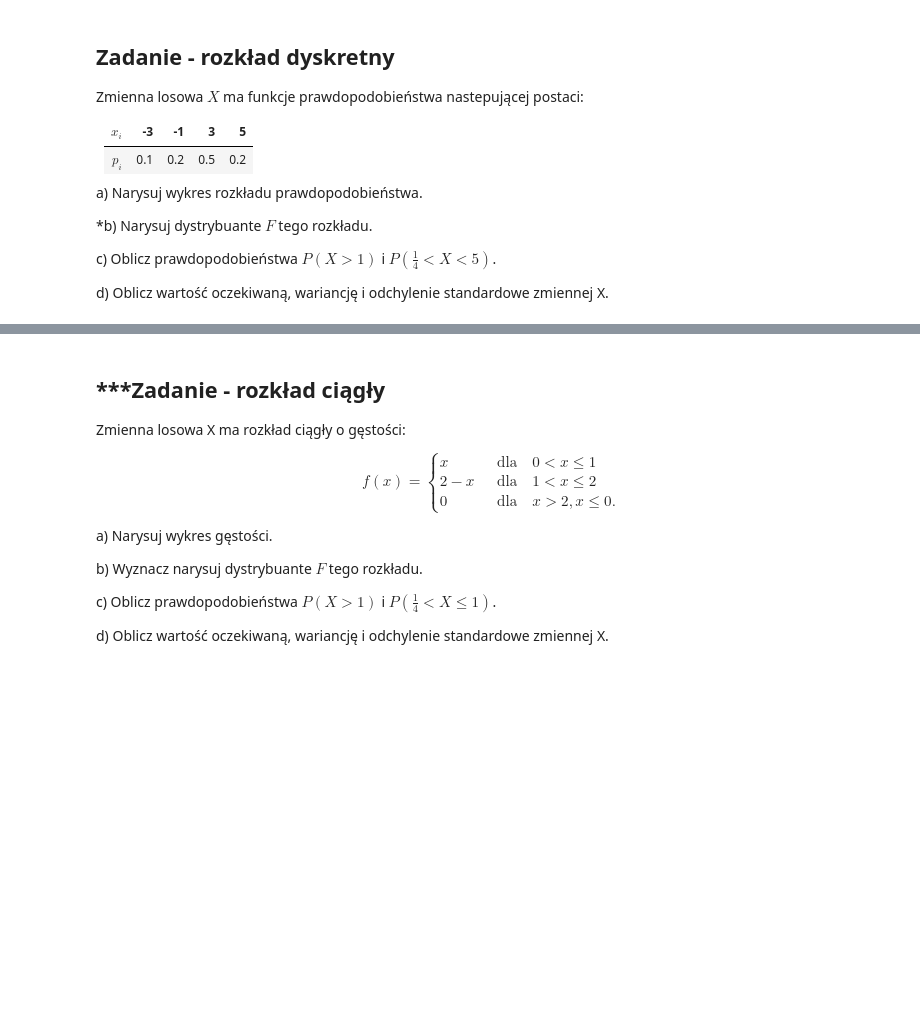
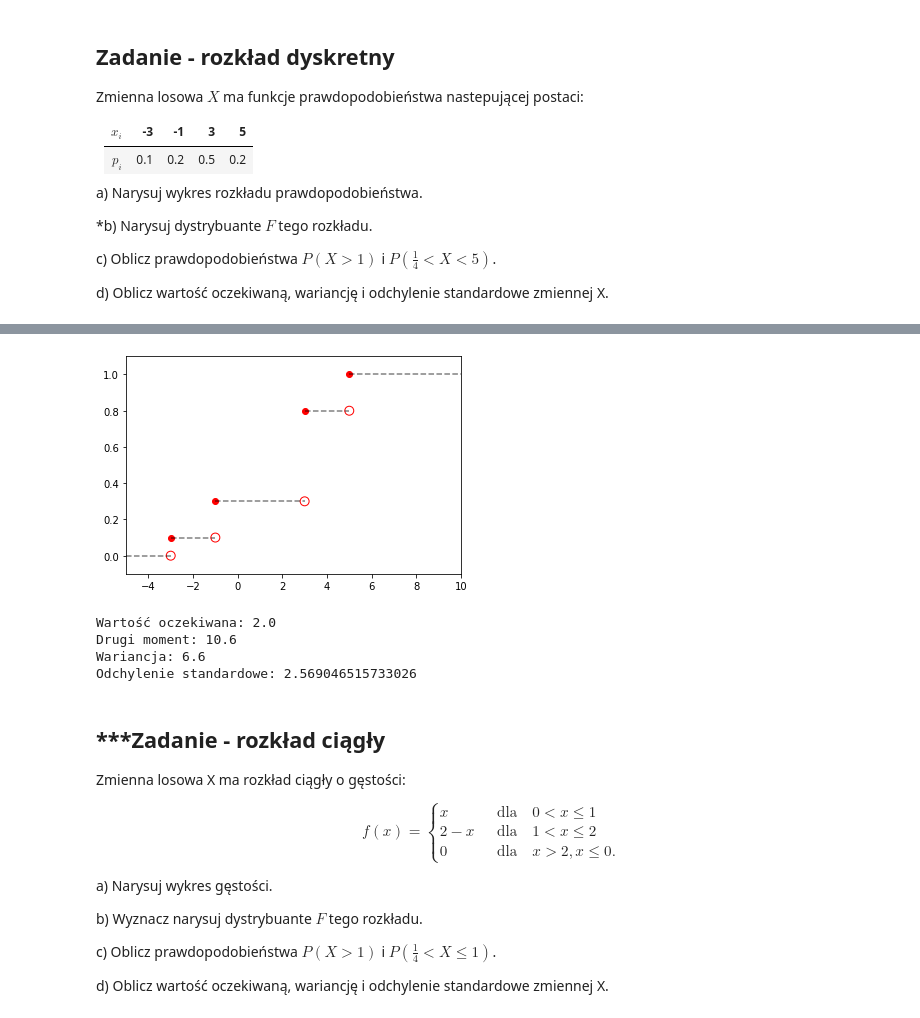
Before and after one commit to mdabrowski-phd/ds250223_stat, a Jupyter notebook: 02_rachunek_prawdopodobienstwa/02_analiza_rozkladow_prawdopodobienstwa.ipynb, the cells around one changed output, grey strips where cells are left out. Saved outputs shown, nothing was run; the diff lists cells and outputs as text; code cells hidden in the pictures; blank space fills up the shorter version.

```diff
--- a/02_rachunek_prawdopodobienstwa/02_analiza_rozkladow_prawdopodobienstwa.ipynb
+++ b/02_rachunek_prawdopodobienstwa/02_analiza_rozkladow_prawdopodobienstwa.ipynb
@@ -24,18 +34,20 @@ d) Oblicz wartość oczekiwaną, wariancję i odchylenie standardowe zmiennej X.
 # %%
 # b)
 
-#F = np.cumsum(p)
+F = np.cumsum(p)
 
-#x_lim = [-5] + X + [10]
-#f = [0] + list(F)
+x_lim = [-5] + X + [10]
+f = [0] + list(F)
 
 
-#plt.scatter(X, F, label='cdf', color='r')
-#plt.scatter(X, f[:-1], s=80, facecolors='none', edgecolors='r')
-#plt.xlim([-5, 10])
-#plt.ylim([-0.1, 1.1])
+plt.scatter(X, F, label='cdf', color='r')
+plt.scatter(X, f[:-1], s=80, facecolors='none', edgecolors='r')
+plt.xlim([-5, 10])
+plt.ylim([-0.1, 1.1])
 
-#for i in range(len(x_lim) - 1):
-#    plt.hlines(xmin=x_lim[i], xmax=x_lim[i+1], y=f[i], color='black', alpha=0.5, linestyle='--')
+for i in range(len(x_lim) - 1):
+    plt.hlines(xmin=x_lim[i], xmax=x_lim[i+1], y=f[i], color='black', alpha=0.5, linestyle='--')
 
-#plt.show()
+plt.show()
+# %% [output]
+[figure, added]
@@ -42,19 +59,25 @@ d) Oblicz wartość oczekiwaną, wariancję i odchylenie standardowe zmiennej X.
 # %%
-#d
-#X = np.array(X)
-#p = np.array(p)
+# d)
 
-#ex = ?
-#print("Wartość oczekiwana: {}".format(ex))
+X = np.array(X)
+p = np.array(p)
 
-#ex2 = ?
-#print("Drugi moment: {}".format(ex2))
+ex = np.sum(X * p)
+print("Wartość oczekiwana: {}".format(ex))
 
-#var = ?
-#print("Wariancja: {}".format(var))
+ex2 = np.sum(X ** 2 * p)
+print("Drugi moment: {}".format(ex2))
 
-#std = ?
-#print("Odchylenie standardowe: {}".format(std))
+var = ex2 - ex ** 2
+print("Wariancja: {}".format(var))
+
+std = np.sqrt(var)
+print("Odchylenie standardowe: {}".format(std))
+# %% [output]
+Wartość oczekiwana: 2.0
+Drugi moment: 10.6
+Wariancja: 6.6
+Odchylenie standardowe: 2.569046515733026
 # %% [markdown]
 ## ***Zadanie - rozkład ciągły
 Zmienna losowa X ma rozkład ciągły o gęstości:
```
Also changed, not shown: parts of 7 cells of this notebook, 7 other files.
